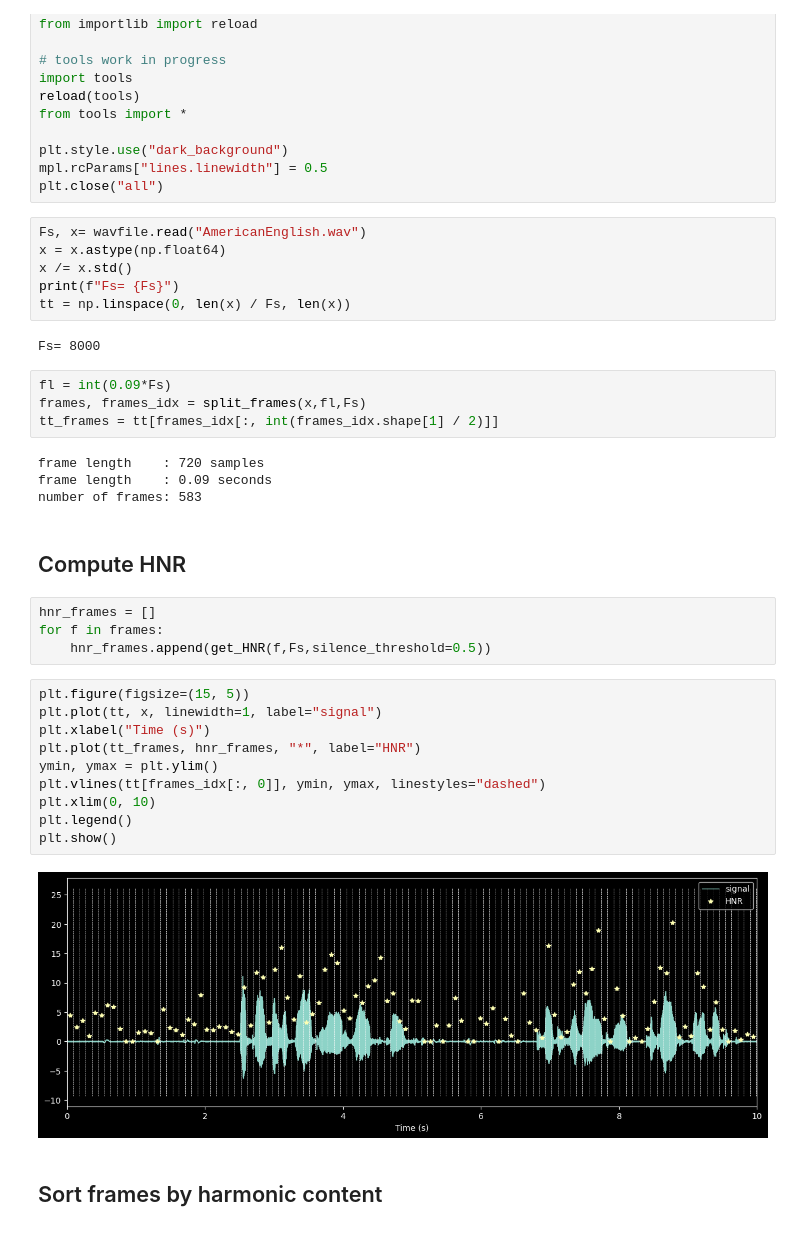
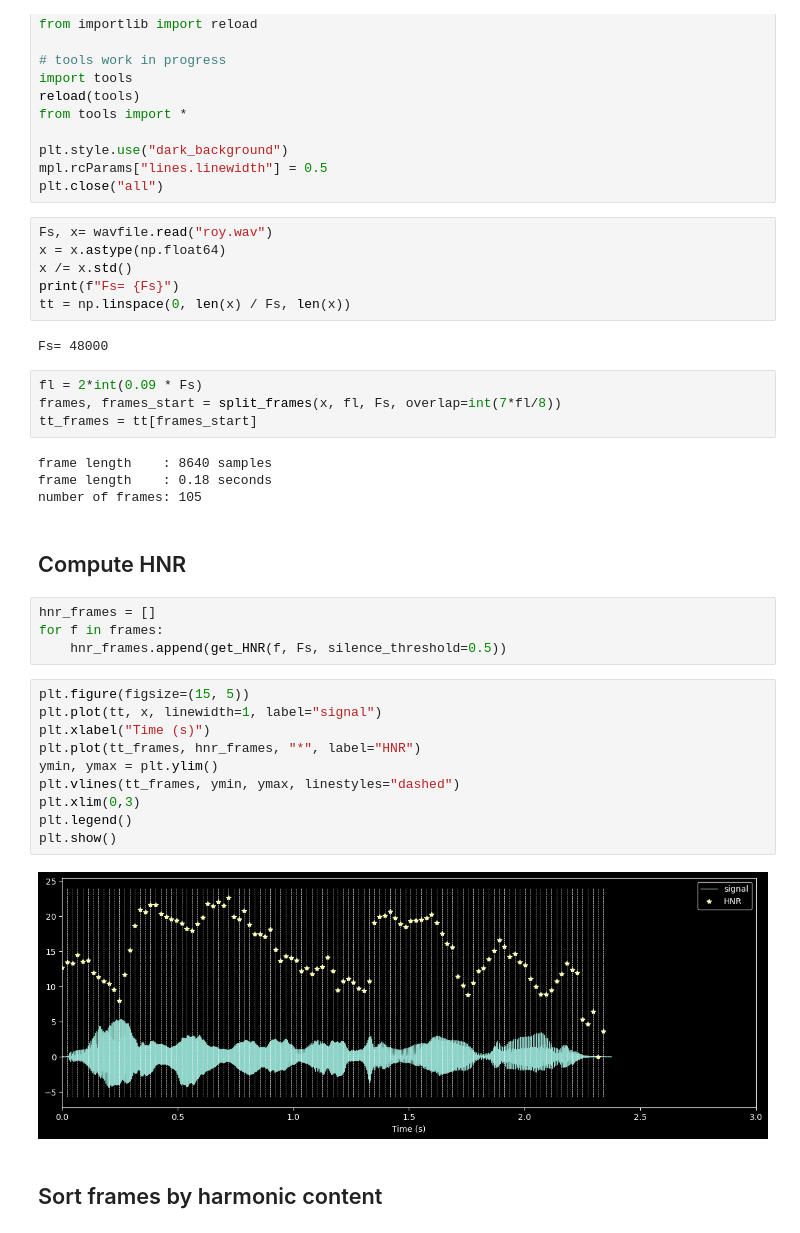
Before and after one commit to TobiasBjork/VowelProject, a Jupyter notebook: test_HNR_split.ipynb, the cells around one changed output. Drawn from its saved outputs; the diff is of its cells as text.

```diff
--- a/test_HNR_split.ipynb
+++ b/test_HNR_split.ipynb
@@ -16,39 +16,39 @@ plt.style.use("dark_background")
 mpl.rcParams["lines.linewidth"] = 0.5
 plt.close("all")
 # %%
-Fs, x= wavfile.read("AmericanEnglish.wav")
+Fs, x= wavfile.read("roy.wav")
 x = x.astype(np.float64)
 x /= x.std()
 print(f"Fs= {Fs}")
 tt = np.linspace(0, len(x) / Fs, len(x))
 # %% [output]
-Fs= 8000
+Fs= 48000
 # %%
-fl = int(0.09*Fs)
-frames, frames_idx = split_frames(x,fl,Fs)
-tt_frames = tt[frames_idx[:, int(frames_idx.shape[1] / 2)]]
+fl = 2*int(0.09 * Fs)
+frames, frames_start = split_frames(x, fl, Fs, overlap=int(7*fl/8))
+tt_frames = tt[frames_start]
 # %% [output]
-frame length    : 720 samples
-frame length    : 0.09 seconds
-number of frames: 583
+frame length    : 8640 samples
+frame length    : 0.18 seconds
+number of frames: 105
 # %% [markdown]
 ## Compute HNR
 # %%
 hnr_frames = []
 for f in frames:
-    hnr_frames.append(get_HNR(f,Fs,silence_threshold=0.5))
+    hnr_frames.append(get_HNR(f, Fs, silence_threshold=0.5))
 # %%
 plt.figure(figsize=(15, 5))
 plt.plot(tt, x, linewidth=1, label="signal")
 plt.xlabel("Time (s)")
 plt.plot(tt_frames, hnr_frames, "*", label="HNR")
 ymin, ymax = plt.ylim()
-plt.vlines(tt[frames_idx[:, 0]], ymin, ymax, linestyles="dashed")
-plt.xlim(0, 10)
+plt.vlines(tt_frames, ymin, ymax, linestyles="dashed")
+plt.xlim(0,3)
 plt.legend()
 plt.show()
 # %% [output]
-[figure, old version]
+[figure, new version]
 # %% [markdown]
 ## Sort frames by harmonic content
 # %%
```
Also changed, not shown: parts of 3 cells of this notebook, 4 other files.
